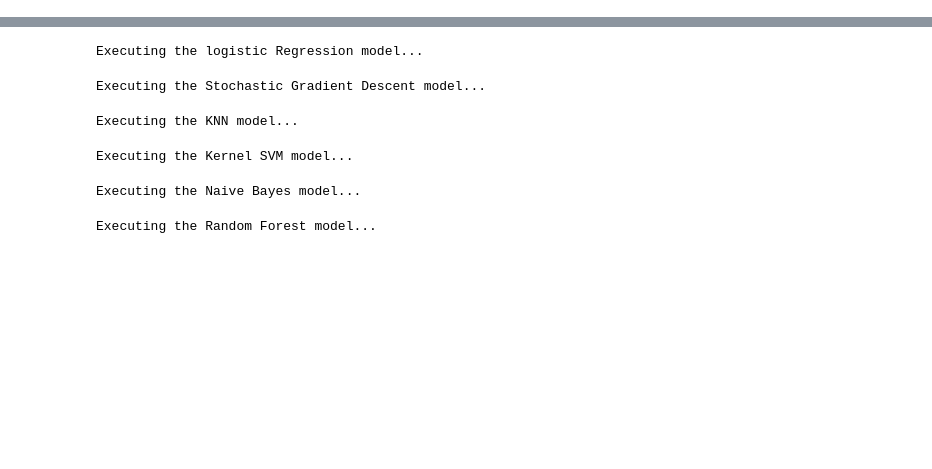
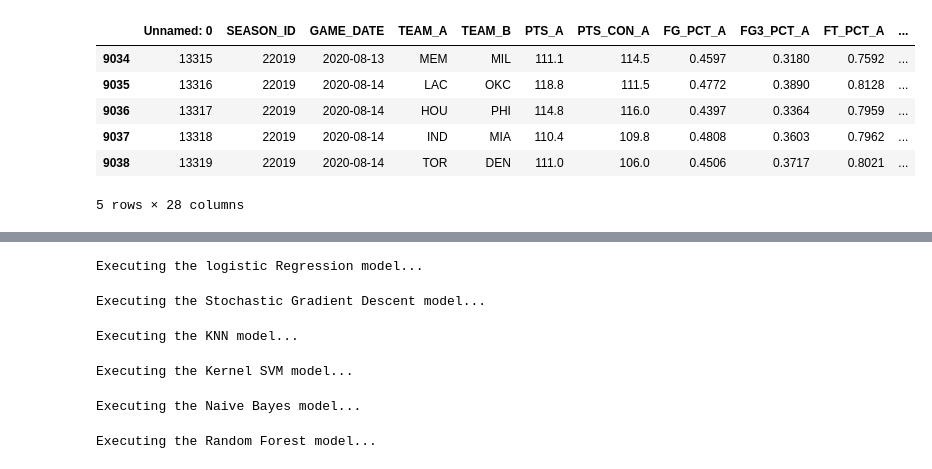
Before and after one commit to caiomelo22/nba-predictor, a Jupyter notebook: main.ipynb, the cells around one changed output, grey strips where cells are left out. Cells and saved outputs as stored; diff of their text form; code cells hidden in the pictures; blank space fills up the shorter version.

```diff
--- a/main.ipynb
+++ b/main.ipynb
@@ -99,0 +119,10 @@ Getting data for the 2012 season for testing...
+# %%
+dataset_train.tail()
+# %% [output]
+|  | Unnamed: 0 | SEASON_ID | GAME_DATE | TEAM_A | TEAM_B | PTS_A | PTS_CON_A | FG_PCT_A | FG3_PCT_A | FT_PCT_A | ... |
+| 9034 | 13315 | 22019 | 2020-08-13 | MEM | MIL | 111.1 | 114.5 | 0.4597 | 0.3180 | 0.7592 | ... |
+| 9035 | 13316 | 22019 | 2020-08-14 | LAC | OKC | 118.8 | 111.5 | 0.4772 | 0.3890 | 0.8128 | ... |
+| 9036 | 13317 | 22019 | 2020-08-14 | HOU | PHI | 114.8 | 116.0 | 0.4397 | 0.3364 | 0.7959 | ... |
+| 9037 | 13318 | 22019 | 2020-08-14 | IND | MIA | 110.4 | 109.8 | 0.4808 | 0.3603 | 0.7962 | ... |
+| 9038 | 13319 | 22019 | 2020-08-14 | TOR | DEN | 111.0 | 106.0 | 0.4506 | 0.3717 | 0.8021 | ... |
+5 rows × 28 columns
```
Also changed, not shown: parts of 22 cells of this notebook, 13 other files.
